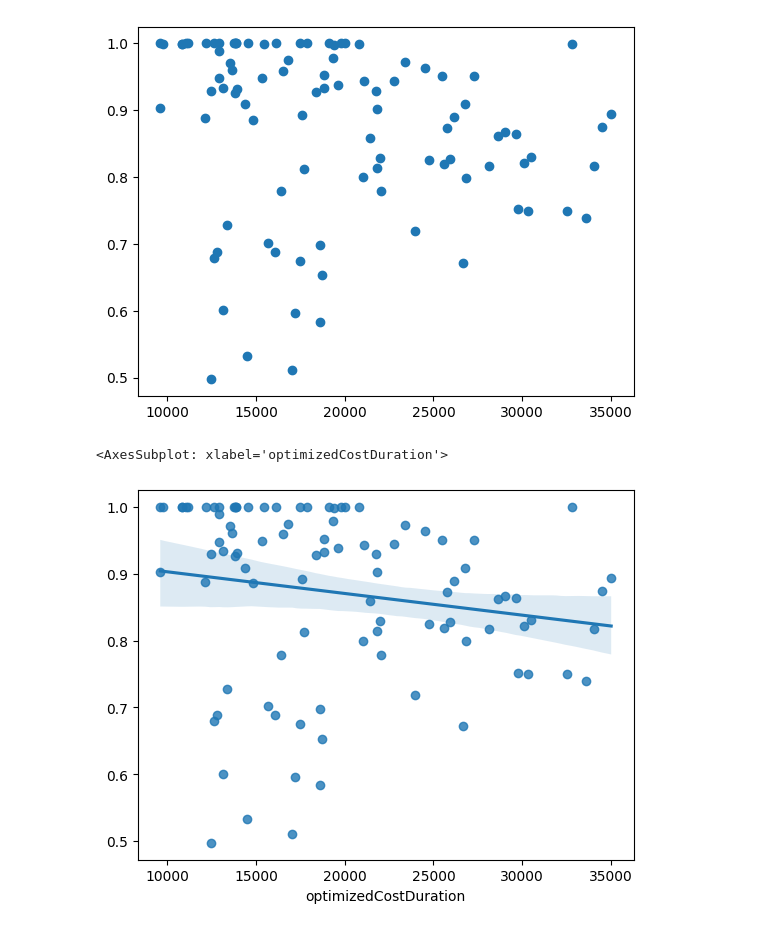
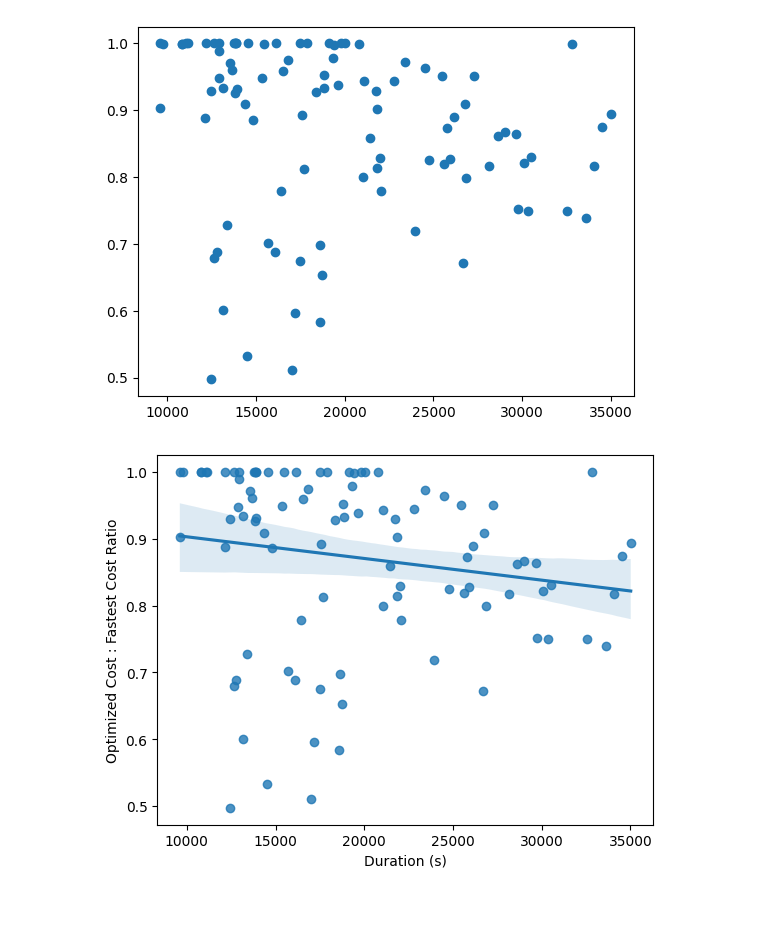
Before and after one commit to mattlehrer/ev-routing-experiment-analysis, a Jupyter notebook: analysis.ipynb, the cells around one changed output. Saved outputs shown, nothing was run; the diff lists cells and outputs as text; code cells hidden in the pictures.

```diff
--- a/analysis.ipynb
+++ b/analysis.ipynb
@@ -218,7 +246,8 @@ plt.scatter(successful['optimizedCostDuration'], successful['optimizedCost']/suc
 # %%
 x = successful['optimizedCostDuration']
 y = successful['optimizedCost']/successful['optimizedDurationFinancialCost']
-sns.regplot(x=x, y=y)
+ax = sns.regplot(x=x, y=y)
+ax.set(xlabel='Duration (s)', ylabel='Optimized Cost : Fastest Cost Ratio')
+plt.show()
 # %% [output]
-<AxesSubplot: xlabel='optimizedCostDuration'>
-[figure, old version]
+[figure, new version]
```
Also changed, not shown: parts of 15 cells of this notebook, 2 other files.
